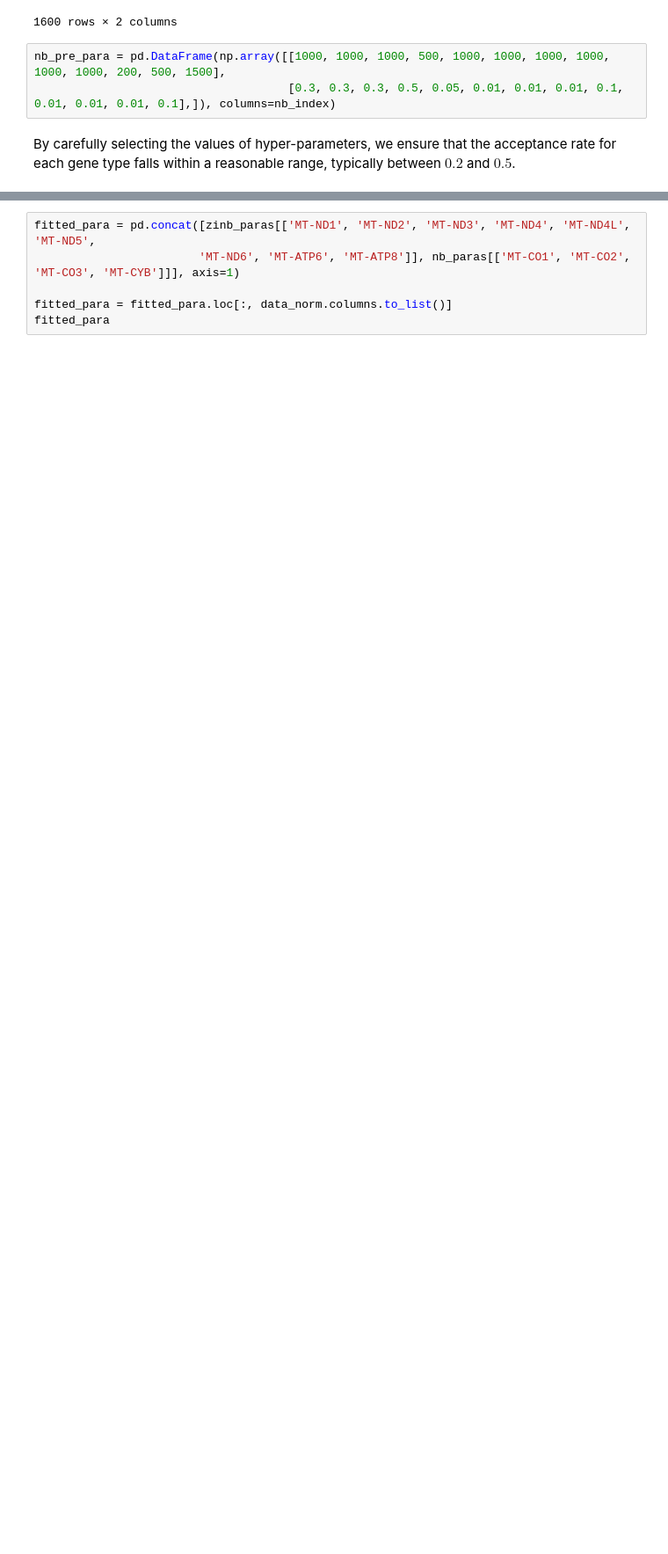
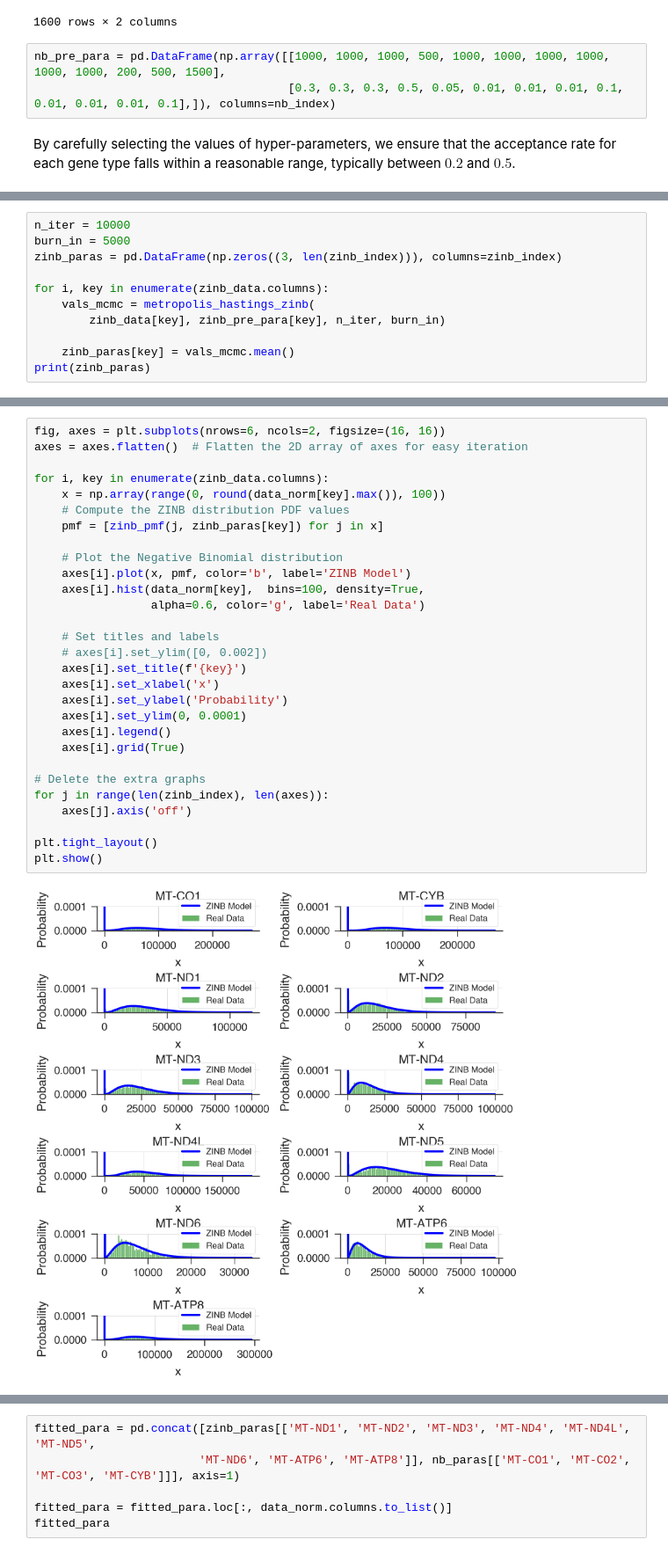
Before and after one commit to LaiquendiJ/UROP-2024-Summer, a Jupyter notebook: 02_MCMC_Simulation_of_Gene_Distribution.ipynb, the cells around one changed output, grey strips where cells are left out. Shown at 88% size. Saved outputs shown, nothing was run; the diff lists cells and outputs as text; blank space fills up the shorter version.

```diff
--- a/02_MCMC_Simulation_of_Gene_Distribution.ipynb
+++ b/02_MCMC_Simulation_of_Gene_Distribution.ipynb
@@ -885,0 +699,11 @@ zinb_paras
+# %%
+n_iter = 10000
+burn_in = 5000
+zinb_paras = pd.DataFrame(np.zeros((3, len(zinb_index))), columns=zinb_index)
+
+for i, key in enumerate(zinb_data.columns):
+    vals_mcmc = metropolis_hastings_zinb(
+        zinb_data[key], zinb_pre_para[key], n_iter, burn_in)
+
+    zinb_paras[key] = vals_mcmc.mean()
+print(zinb_paras)
@@ -885,0 +730,31 @@ zinb_paras
+# %%
+fig, axes = plt.subplots(nrows=6, ncols=2, figsize=(16, 16))
+axes = axes.flatten()  # Flatten the 2D array of axes for easy iteration
+
+for i, key in enumerate(zinb_data.columns):
+    x = np.array(range(0, round(data_norm[key].max()), 100))
+    # Compute the ZINB distribution PDF values
+    pmf = [zinb_pmf(j, zinb_paras[key]) for j in x]
+
+    # Plot the Negative Binomial distribution
+    axes[i].plot(x, pmf, color='b', label='ZINB Model')
+    axes[i].hist(data_norm[key],  bins=100, density=True,
+                 alpha=0.6, color='g', label='Real Data')
+
+    # Set titles and labels
+    # axes[i].set_ylim([0, 0.002])
+    axes[i].set_title(f'{key}')
+    axes[i].set_xlabel('x')
+    axes[i].set_ylabel('Probability')
+    axes[i].set_ylim(0, 0.0001)
+    axes[i].legend()
+    axes[i].grid(True)
+
+# Delete the extra graphs
+for j in range(len(zinb_index), len(axes)):
+    axes[j].axis('off')
+
+plt.tight_layout()
+plt.show()
+# %% [output]
+[figure, added]
```
Also changed, not shown: parts of 56 cells of this notebook, 3 other files.
